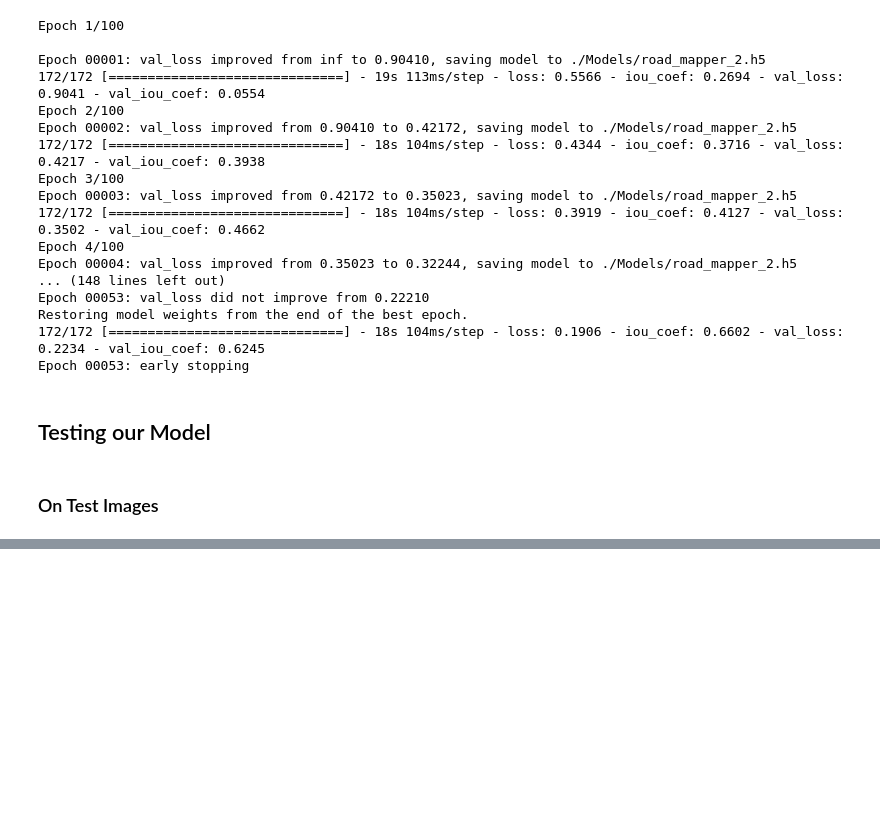
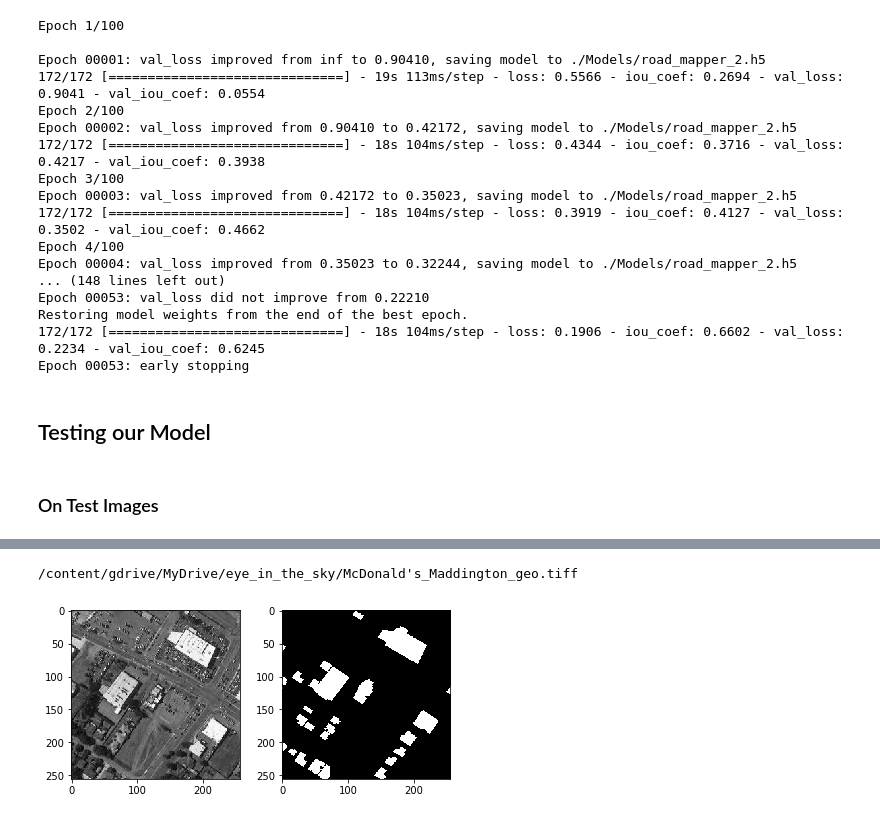
Before and after one commit to Bluedot-Innovation/skeyenet, a Jupyter notebook: Src/Road_Detection_GPU.ipynb, the cells around one changed output, grey strips where cells are left out. Saved outputs shown, nothing was run; the diff lists cells and outputs as text; code cells hidden in the pictures; blank space fills up the shorter version.

```diff
--- a/Src/Road_Detection_GPU.ipynb
+++ b/Src/Road_Detection_GPU.ipynb
@@ -328,0 +330,22 @@ predictions = model.predict(test_images, verbose=1)
+# %%
+mask_name = "/content/gdrive/MyDrive/eye_in_the_sky/McDonald's_Maddington_mask.tiff"
+tile_name = "/content/gdrive/MyDrive/eye_in_the_sky/McDonald's_Maddington_geo.tiff"
+
+print(tile_name)
+
+tile = cv2.imread(tile_name, cv2.IMREAD_COLOR)
+tile = tile / 255.0
+mask = cv2.imread(mask_name, cv2.IMREAD_GRAYSCALE)
+mask = mask / 255.0
+
+f = plt.figure()
+
+f.add_subplot(1, 2, 1)
+imshow(tile[:,:,0])
+f.add_subplot(1, 2, 2)
+imshow(mask[:,:])
+
+plt.show()
+# %% [output]
+/content/gdrive/MyDrive/eye_in_the_sky/McDonald's_Maddington_geo.tiff
+[figure, added]
```
Also changed, not shown: parts of 7 cells of this notebook.
